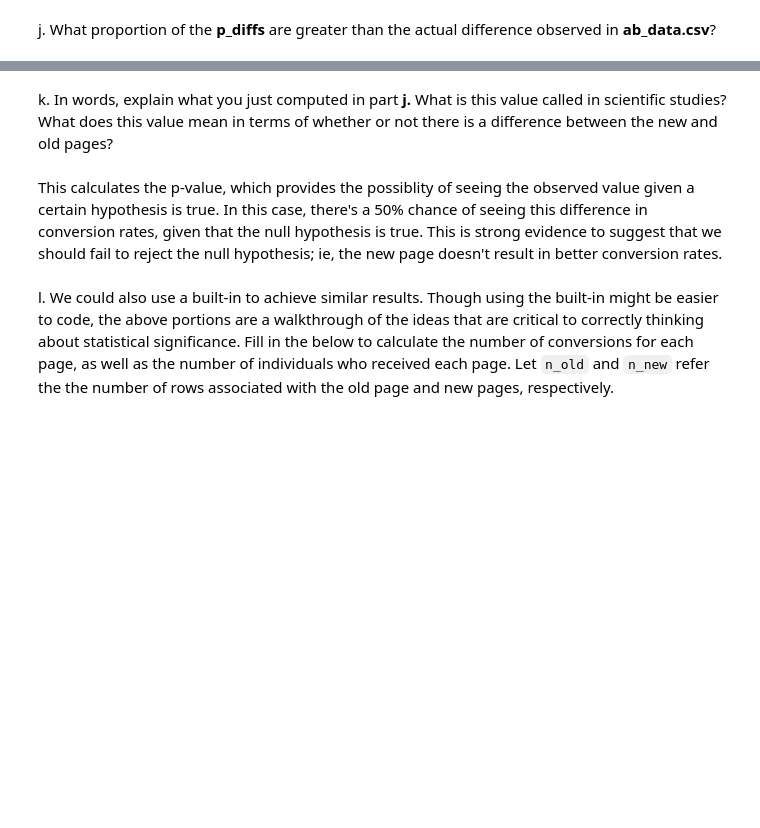
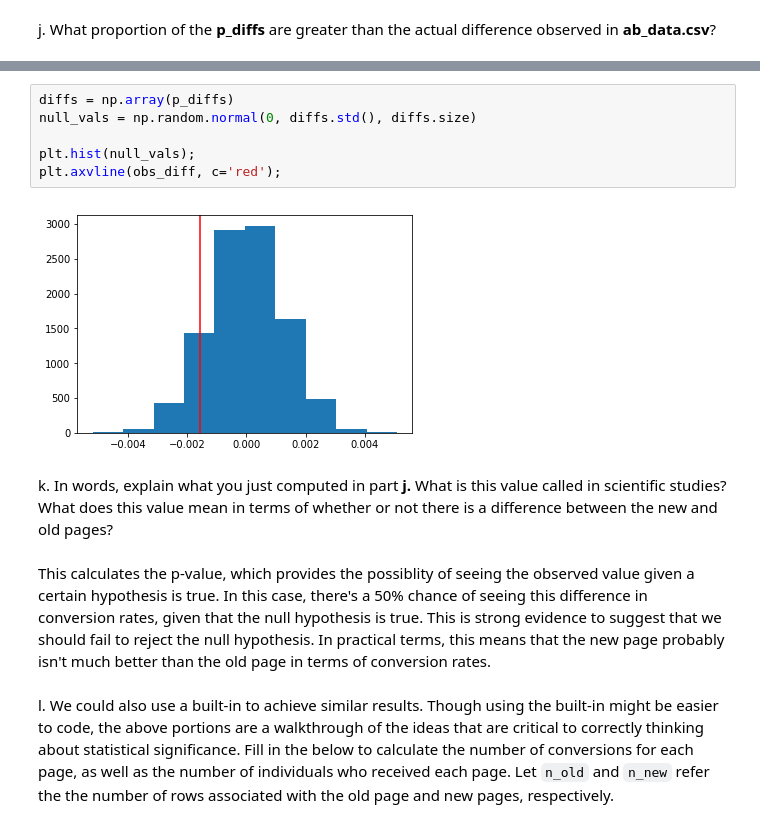
Before and after one commit to sdmccaul/udacity-abtests, a Jupyter notebook: Analyze_ab_test_results_notebook.ipynb, the cells around one changed output, grey strips where cells are left out. Cells and saved outputs as stored; diff of their text form; blank space fills up the shorter version.

```diff
--- a/Analyze_ab_test_results_notebook.ipynb
+++ b/Analyze_ab_test_results_notebook.ipynb
@@ -244,7 +250,15 @@ j. What proportion of the **p_diffs** are greater than the actual difference obs
+# %%
+diffs = np.array(p_diffs)
+null_vals = np.random.normal(0, diffs.std(), diffs.size)
+
+plt.hist(null_vals);
+plt.axvline(obs_diff, c='red');
+# %% [output]
+[figure, added]
 # %% [markdown]
 k. In words, explain what you just computed in part **j.**  What is this value called in scientific studies?  What does this value mean in terms of whether or not there is a difference between the new and old pages?
 # %% [markdown]
-This calculates the p-value, which provides the possiblity of seeing the observed value given a certain hypothesis is true. In this case, there's a 50% chance of seeing this difference in conversion rates, given that the null hypothesis is true. This is strong evidence to suggest that we should fail to reject the null hypothesis; ie, the new page doesn't result in better conversion rates.
+This calculates the p-value, which provides the possiblity of seeing the observed value given a certain hypothesis is true. In this case, there's a 50% chance of seeing this difference in conversion rates, given that the null hypothesis is true. This is strong evidence to suggest that we should fail to reject the null hypothesis. In practical terms, this means that the new page probably isn't much better than the old page in terms of conversion rates.
 # %% [markdown]
 l. We could also use a built-in to achieve similar results.  Though using the built-in might be easier to code, the above portions are a walkthrough of the ideas that are critical to correctly thinking about statistical significance. Fill in the below to calculate the number of conversions for each page, as well as the number of individuals who received each page. Let `n_old` and `n_new` refer the the number of rows associated with the old page and new pages, respectively.
 # %%
```
Also changed, not shown: parts of 17 cells of this notebook.
